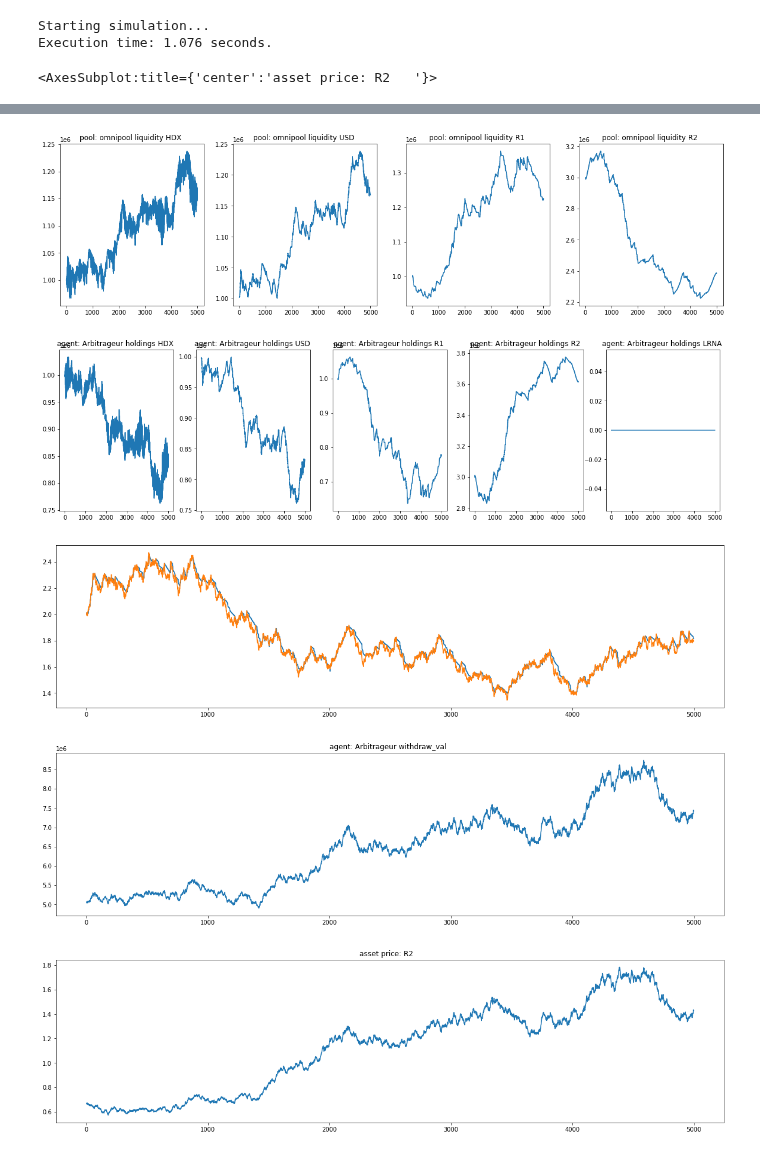
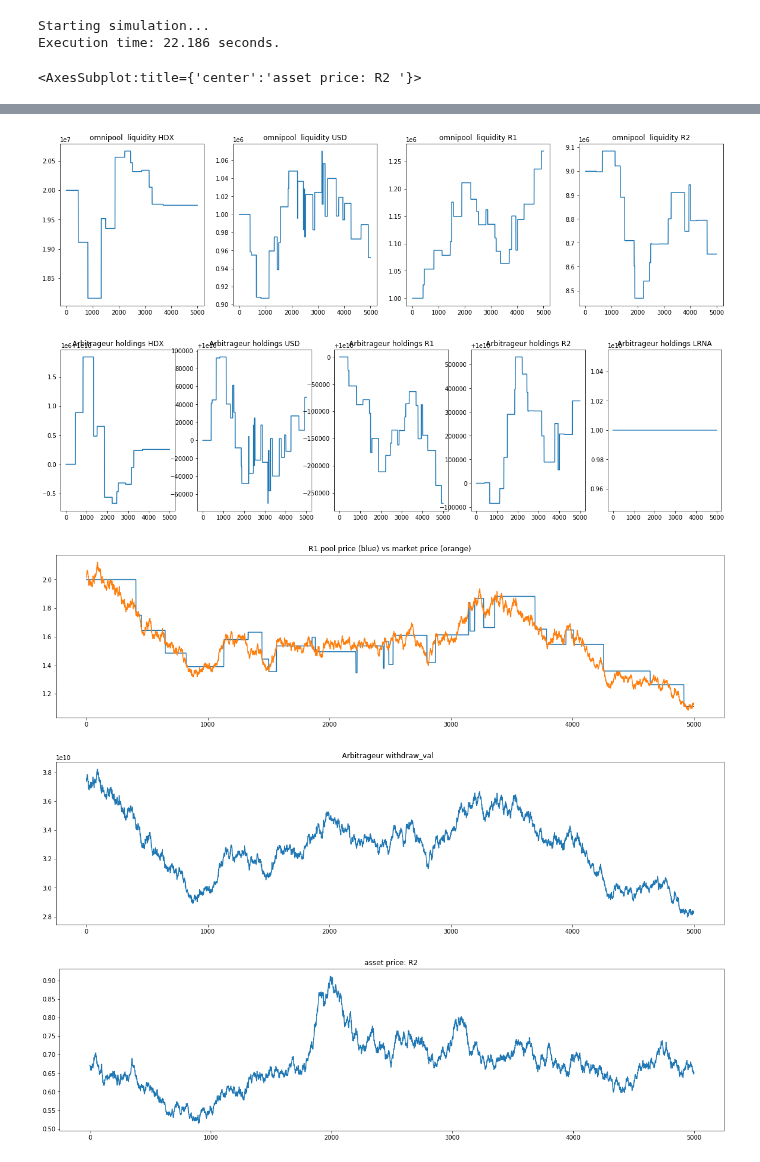
Before and after one commit to galacticcouncil/HydraDX-simulations, a Jupyter notebook: hydradx/notebooks/Omnipool/TestArbitrage.ipynb, the cells around one changed output, grey strips where cells are left out. Cells and saved outputs as stored; diff of their text form; code cells hidden in the pictures.

```diff
--- a/hydradx/notebooks/Omnipool/TestArbitrage.ipynb
+++ b/hydradx/notebooks/Omnipool/TestArbitrage.ipynb
@@ -16,58 +16,63 @@ from model.amm.global_state import GlobalState, fluctuate_prices
 # same seed, same parameters = same simulation result
 random.seed(42)
 
-price_dict = {
-    'HDX': 0.05,
-    'USD': 1,
-    'LRNA': 0.5,
-    'R1': 2,
-    'R2': 2/3
+assets = {
+    'HDX': {'usd price': 0.05, 'weight': 0.10},
+    'USD': {'usd price': 1, 'weight': 0.10},
+    'R1': {'usd price': 2, 'weight': 0.20},
+    'R2': {'usd price': 2/3, 'weight': 0.60},
 }
 
-def lrna_price(asset: str):
-    return price_dict['LRNA'] / price_dict[asset]
+lrna_price_usd = 0.07
+initial_omnipool_tvl = 10000000
+liquidity = {}
+lrna = {}
+
+for tkn, info in assets.items():
+    liquidity[tkn] = initial_omnipool_tvl * info['weight'] / info['usd price']
+    lrna[tkn] = initial_omnipool_tvl * info['weight'] / lrna_price_usd
 
 initial_state = GlobalState(
     pools={
         'omnipool': OmnipoolState(
             tokens={
-                'HDX': {'liquidity': 1000000, 'LRNA_price': lrna_price('HDX')},
-                'USD': {'liquidity': 1000000, 'LRNA_price': lrna_price('USD')},
-                'R1': {'liquidity': 1000000, 'LRNA_price': lrna_price('R1')},
-                'R2': {'liquidity': 3000000, 'LRNA_price': lrna_price('R2')},
+                tkn: {'liquidity': liquidity[tkn], 'LRNA': lrna[tkn]} for tkn in assets
             },
-            lrna_fee=0,
-            asset_fee=0
+            lrna_fee=0.03,
+            asset_fee=0.03
         )
     },
     agents = {
         'Arbitrageur': Agent(
-            holdings={'HDX': 1000000, 'USD': 1000000, 'R1': 1000000, 'R2': 3000000},
+            holdings={tkn: 10000000000 for tkn in list(assets.keys()) + ['LRNA']},
             trade_strategy=omnipool_arbitrage(
-                pool_id='omnipool'
+                pool_id='omnipool',
+                arb_attempts=1
             )
         )
     },
     evolve_function=fluctuate_prices(volatility={'R1': 1, 'R2': 1}, trend={'R1': 1, 'R2': 1}),
-    external_market=price_dict
+    external_market={tkn: assets[tkn]['usd price'] for tkn in assets}
 )
 
 time_steps = 5000
 events = run.run(initial_state, time_steps=time_steps)
 
-events = processing.postprocessing(events, optional_params=['withdraw_val'])
+# events = processing.postprocessing(events, optional_params=['withdraw_val'])
 # %% [output]
 Starting simulation...
-Execution time: 1.076 seconds.
+Execution time: 22.186 seconds.
 # %%
 pu.plot(events, asset='all')
 pu.plot(events, pool='omnipool', prop='liquidity')
 lrna_price_in_usd = [event['state'].pools['omnipool'].liquidity['USD'] / event['state'].pools['omnipool'].lrna['USD'] for event in events]
-R1_pool_price_usd = [event['state'].pools['omnipool'].lrna['R1'] * lrna_price_in_usd[i] / event['state'].pools['omnipool'].liquidity['R1'] for i, event in enumerate(events)]
+R1_pool_price_usd = pu.get_datastream(events, pool='omnipool', prop='usd_price', key='R1')
+# [event['state'].pools['omnipool'].lrna['R1'] * lrna_price_in_usd[i] / event['state'].pools['omnipool'].liquidity['R1'] for i, event in enumerate(events)]
 pu.plot(events, agent='Arbitrageur', prop='holdings')
 plt.figure(figsize=(20, 5))
 plt.plot(range(time_steps), R1_pool_price_usd)
 plt.plot(range(time_steps), pu.get_datastream(events, asset='R1'))
+plt.title('R1 pool price (blue) vs market price (orange)')
 pu.plot(events, agent='Arbitrageur', prop='withdraw_val')
 pu.plot(events, asset='R2')
 # %% [output]
@@ -76,5 +81,5 @@ pu.plot(events, asset='R2')
-[figure, old version]
+[figure, new version]
-[figure, old version]
+[figure, new version]
-[figure, old version]
+[figure, new version]
-[figure, old version]
+[figure, new version]
-[figure, old version]
+[figure, new version]
```
Also changed, not shown: parts of 5 cells of this notebook.
